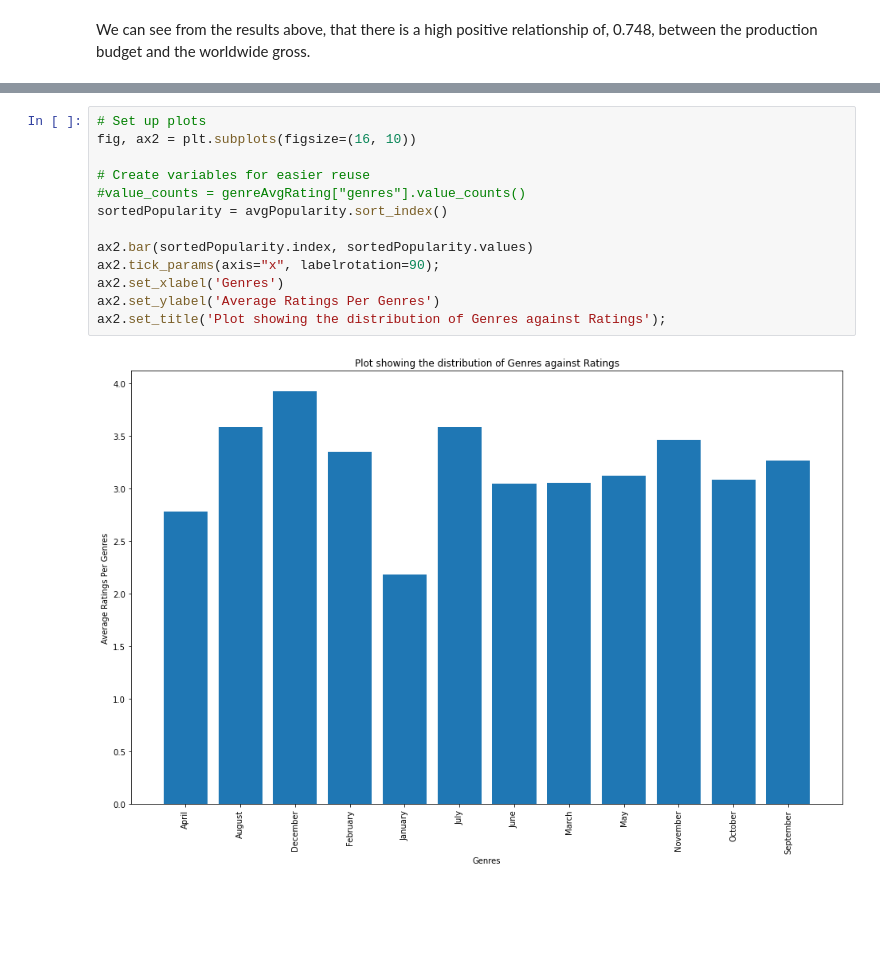
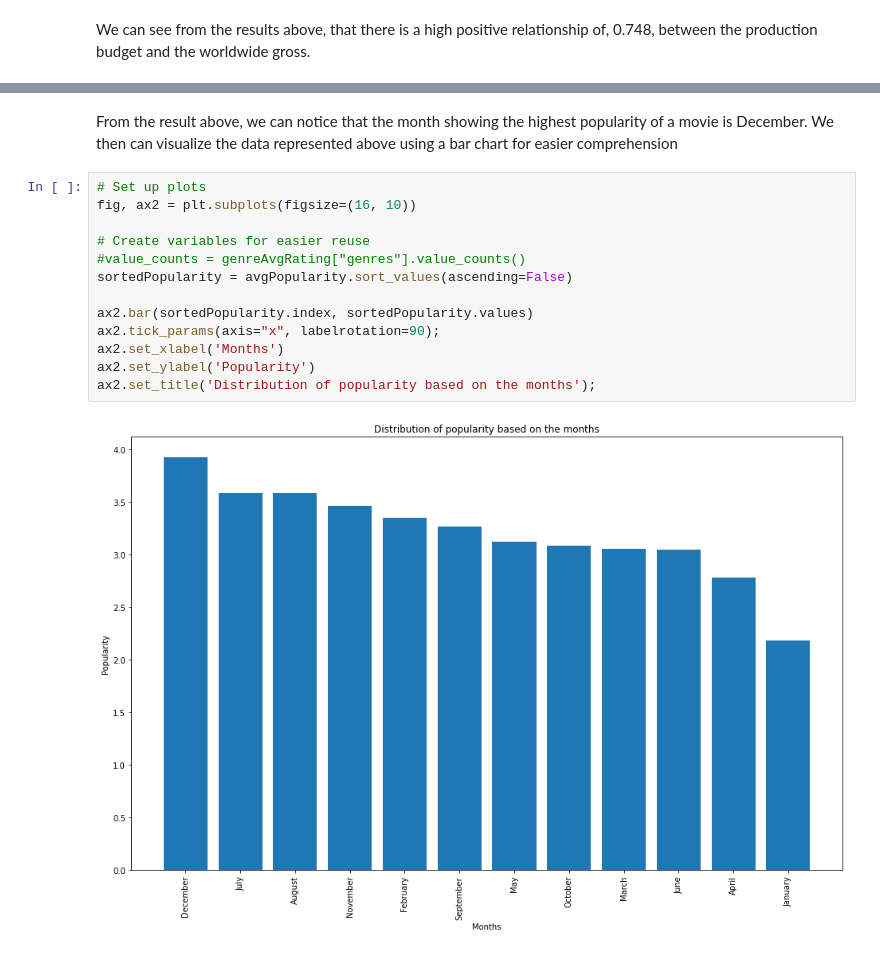
Before and after one commit to EdmundNyaribo/dsc-phase-1-project-movie-data-analysis, a Jupyter notebook: student.ipynb, the cells around one changed output, grey strips where cells are left out. Drawn from its saved outputs; the diff is of its cells as text; blank space fills up the shorter version.

```diff
--- a/student.ipynb
+++ b/student.ipynb
@@ -375,18 +392,20 @@ November     3.459795
 October      3.081957
 September    3.265490
 Name: popularity, dtype: float64
+# %% [markdown]
+From the result above, we can notice that the month showing the highest popularity of a movie is December. We  then can visualize the data represented above using a bar chart for easier comprehension
 # %%
 # Set up plots
 fig, ax2 = plt.subplots(figsize=(16, 10))
 
 # Create variables for easier reuse
 #value_counts = genreAvgRating["genres"].value_counts()
-sortedPopularity = avgPopularity.sort_index()
+sortedPopularity = avgPopularity.sort_values(ascending=False)
 
 ax2.bar(sortedPopularity.index, sortedPopularity.values)
 ax2.tick_params(axis="x", labelrotation=90);
-ax2.set_xlabel('Genres')
-ax2.set_ylabel('Average Ratings Per Genres')
-ax2.set_title('Plot showing the distribution of Genres against Ratings');
+ax2.set_xlabel('Months')
+ax2.set_ylabel('Popularity')
+ax2.set_title('Distribution of popularity based on the months');
 # %% [output]
-[figure, old version]
+[figure, new version]
```
Also changed, not shown: parts of 16 cells of this notebook.
